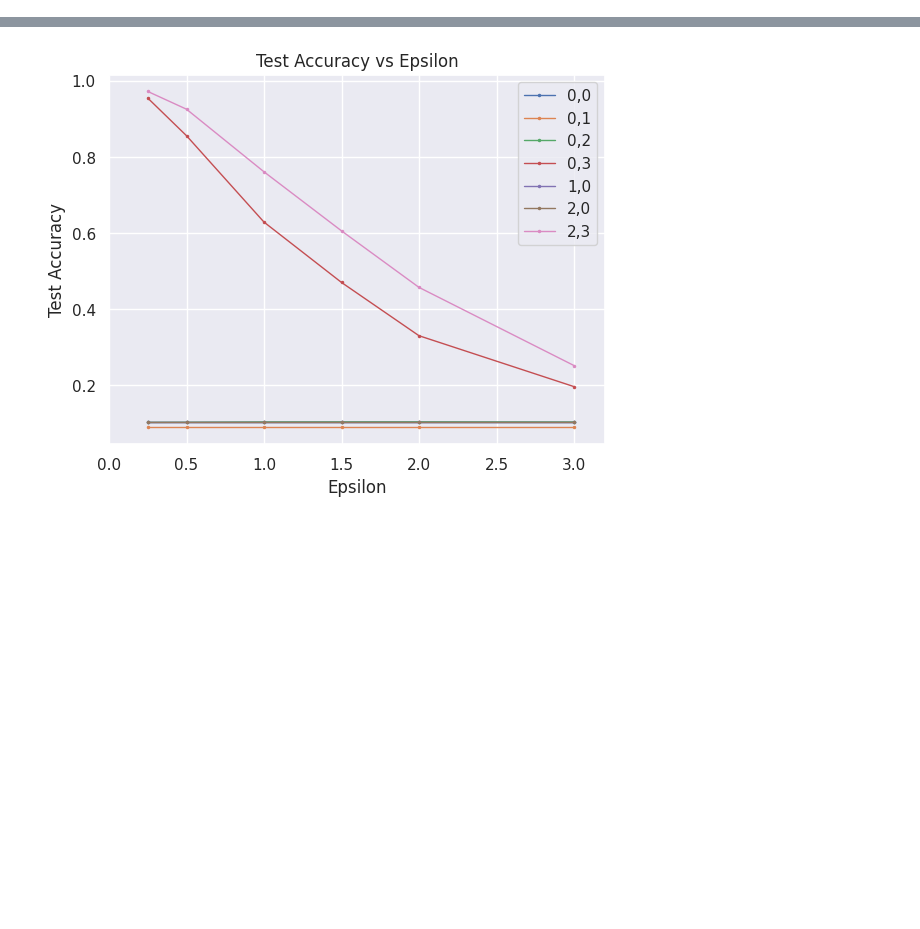
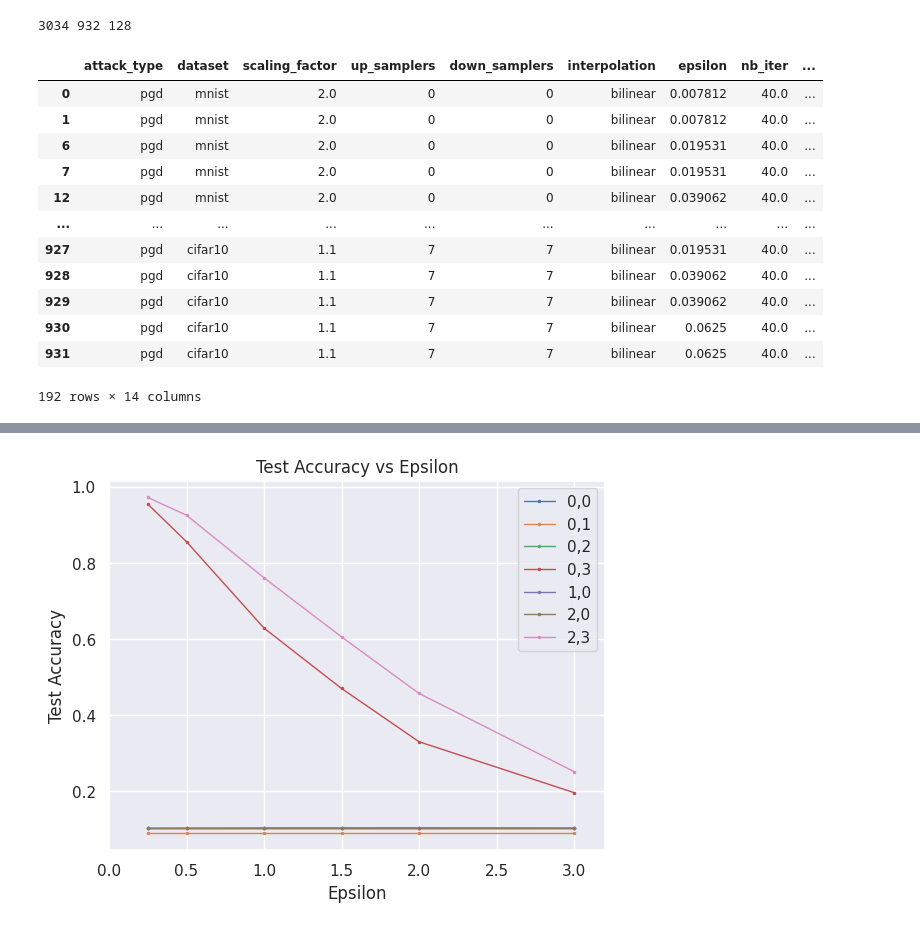
Before and after one commit to JasonTang99/gaussian-pyramid-defense, a Jupyter notebook: plot_exp.ipynb, the cells around one changed output, grey strips where cells are left out. Cells and saved outputs as stored; diff of their text form; code cells hidden in the pictures; blank space fills up the shorter version.

```diff
--- a/plot_exp.ipynb
+++ b/plot_exp.ipynb
@@ -92,0 +26,28 @@ df.loc[1637:1643]
+# %%
+# to pandas
+fgsm_pgd_cols = [x.strip() for x in """
+    attack_type, dataset, scaling_factor, up_samplers, down_samplers,
+    interpolation, epsilon, nb_iter, eps_iter, rand_init, initial_const,
+    voting_method, test_acc, norm
+""".split(",")]
+cw_cols = [x.strip() for x in """
+    attack_type, dataset, scaling_factor, up_samplers, down_samplers,
+    interpolation, epsilon, initial_const,
+    voting_method, test_acc, norm
+""".split(",")]
+fgsm_df = pd.DataFrame.from_dict(fgsm, orient='index').reset_index(drop=True)
+pgd_df = pd.DataFrame.from_dict(pgd, orient='index').reset_index(drop=True)
+cw_df = pd.DataFrame.from_dict(cw, orient='index').reset_index(drop=True)
+
+fgsm_df.columns = fgsm_pgd_cols
+pgd_df.columns = fgsm_pgd_cols
+cw_df.columns = cw_cols
+
+fgsm_df['attack_type'] = 'fgsm'
+pgd_df['attack_type'] = 'pgd'
+cw_df['attack_type'] = 'cw'
+
+# length of each df
+print(len(fgsm_df), len(pgd_df), len(cw_df))
+# %% [output]
+3034 932 128
@@ -92,0 +93,48 @@ df.loc[1637:1643]
+# %%
+# pgd filters
+norms = [np.inf]
+nb_iters = [40]
+eps_iters = [5e-4]
+rand_inits = [True]
+epsilons = [x/256 for x in [2, 5, 10, 16]]
+interpolations = ["bilinear"]
+scalings = [2.0, 1.1]
+scaling_2_up_down = [
+    *[(i, i) for i in [0, 3]]
+]
+scaling_11_up_down = [
+    *[(i, i) for i in [3, 5, 7]],
+]
+
+# apply filters
+pgd_filt = pgd_df[pgd_df['norm'].isin(norms)]
+pgd_filt = pgd_filt[pgd_filt['nb_iter'].isin(nb_iters)]
+pgd_filt = pgd_filt[pgd_filt['eps_iter'].isin(eps_iters)]
+pgd_filt = pgd_filt[pgd_filt['rand_init'].isin(rand_inits)]
+pgd_filt = pgd_filt[pgd_filt['epsilon'].isin(epsilons)]
+pgd_filt = pgd_filt[pgd_filt['interpolation'].isin(interpolations)]
+pgd_filt = pgd_filt[pgd_filt['scaling_factor'].isin(scalings)]
+tmp_2 = pgd_filt[pgd_filt['scaling_factor'] == 2.0]
+tmp_11 = pgd_filt[pgd_filt['scaling_factor'] == 1.1]
+pgd_filt = pd.concat([
+    tmp_2[tmp_2['up_samplers'].isin([x[0] for x in scaling_2_up_down]) & \
+    tmp_2['down_samplers'].isin([x[1] for x in scaling_2_up_down])],
+    tmp_11[tmp_11['up_samplers'].isin([x[0] for x in scaling_11_up_down]) & \
+    tmp_11['down_samplers'].isin([x[1] for x in scaling_11_up_down])]
+])
+
+pgd_filt
+# %% [output]
+|  | attack_type | dataset | scaling_factor | up_samplers | down_samplers | interpolation | epsilon | nb_iter | ... |
+| 0 | pgd | mnist | 2.0 | 0 | 0 | bilinear | 0.007812 | 40.0 | ... |
+| 1 | pgd | mnist | 2.0 | 0 | 0 | bilinear | 0.007812 | 40.0 | ... |
+| 6 | pgd | mnist | 2.0 | 0 | 0 | bilinear | 0.019531 | 40.0 | ... |
+| 7 | pgd | mnist | 2.0 | 0 | 0 | bilinear | 0.019531 | 40.0 | ... |
+| 12 | pgd | mnist | 2.0 | 0 | 0 | bilinear | 0.039062 | 40.0 | ... |
+| ... | ... | ... | ... | ... | ... | ... | ... | ... | ... |
+| 927 | pgd | cifar10 | 1.1 | 7 | 7 | bilinear | 0.019531 | 40.0 | ... |
+| 928 | pgd | cifar10 | 1.1 | 7 | 7 | bilinear | 0.039062 | 40.0 | ... |
+| 929 | pgd | cifar10 | 1.1 | 7 | 7 | bilinear | 0.039062 | 40.0 | ... |
+| 930 | pgd | cifar10 | 1.1 | 7 | 7 | bilinear | 0.0625 | 40.0 | ... |
+| 931 | pgd | cifar10 | 1.1 | 7 | 7 | bilinear | 0.0625 | 40.0 | ... |
+192 rows × 14 columns
```
Also changed, not shown: parts of 31 cells of this notebook, 2 other files.
